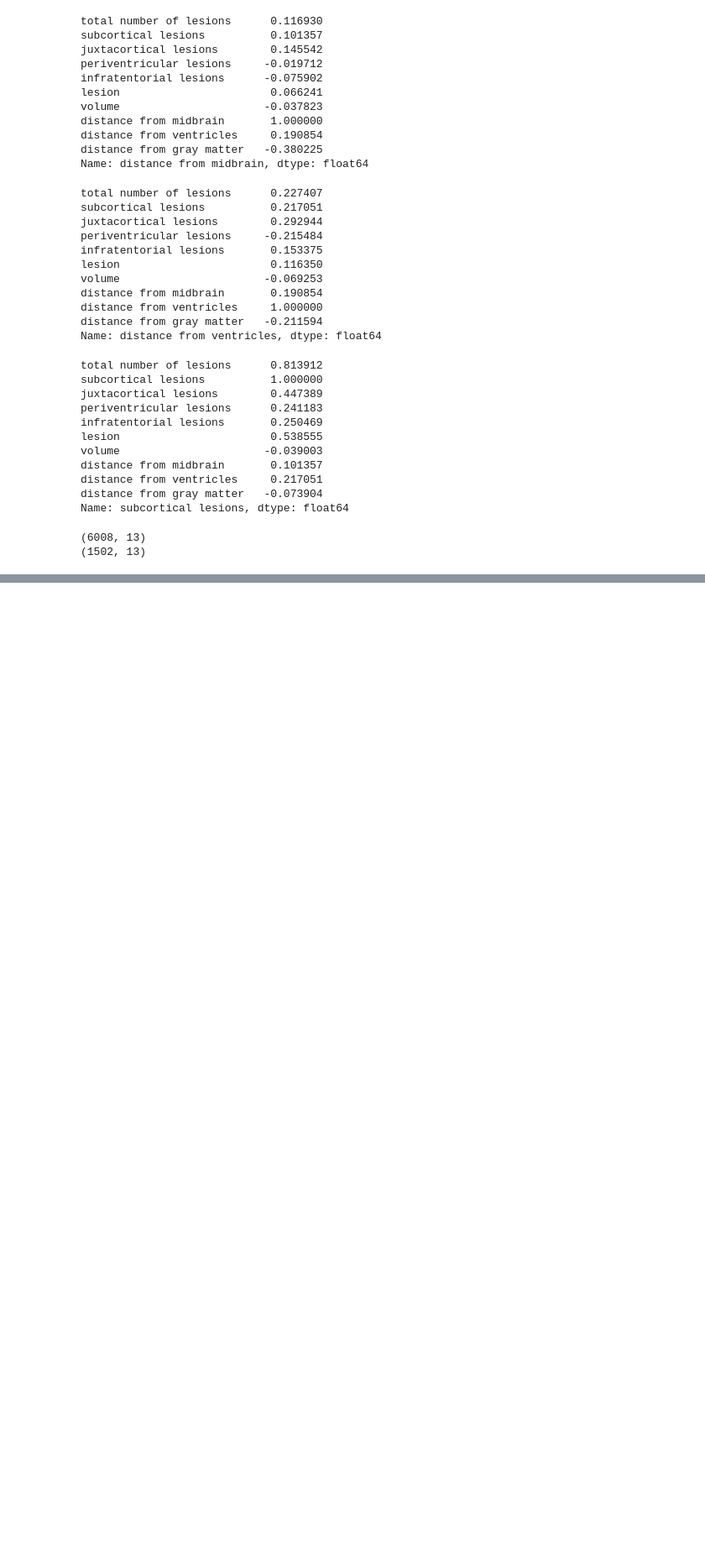
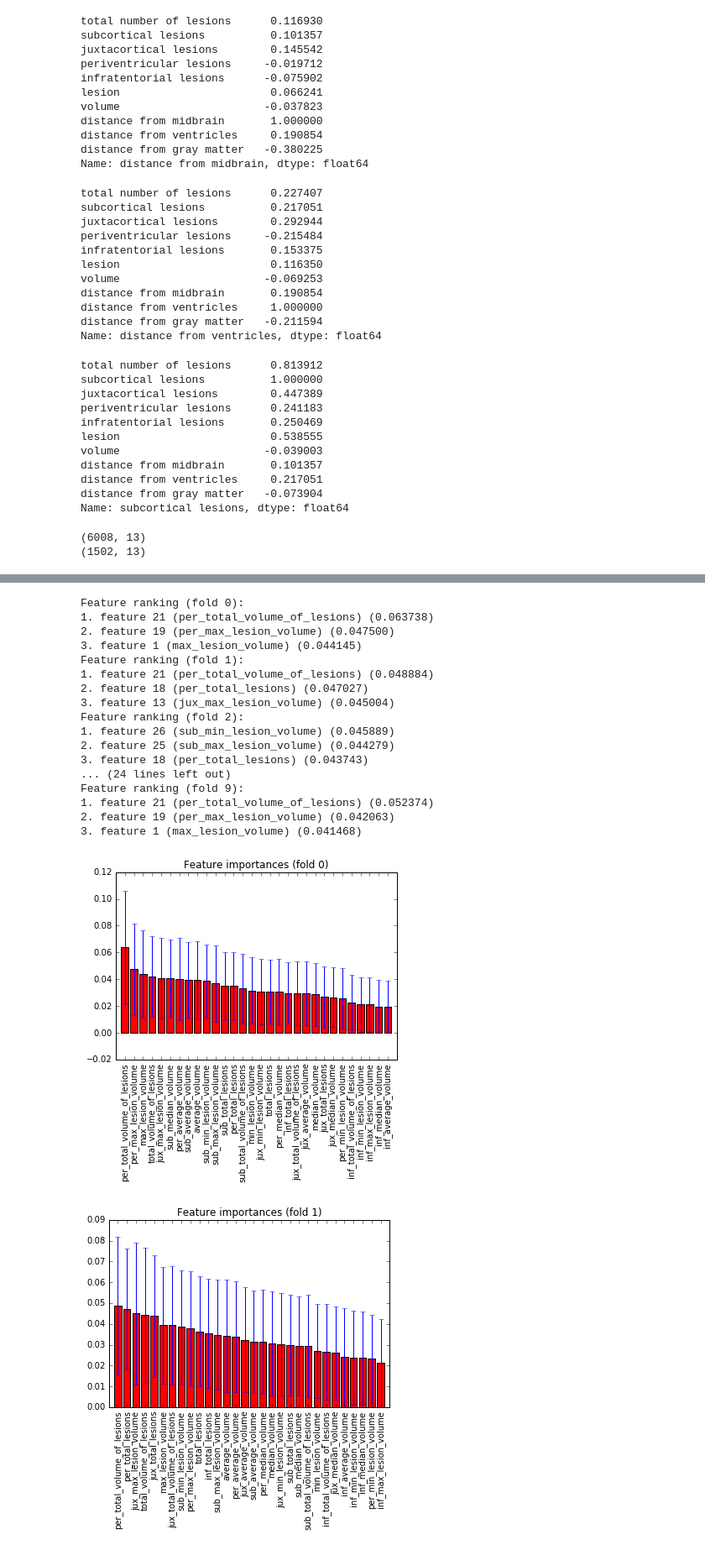
Before and after one commit to AmberMonique/stats, a Jupyter notebook: stats_notebook.ipynb, the cells around one changed output, grey strips where cells are left out. Shown at 84% size. Drawn from its saved outputs; the diff is of its cells as text; code cells hidden in the pictures; blank space fills up the shorter version.

Commit message:
Combining Mahir's work on Random Forest with mine

```diff
--- a/stats_notebook.ipynb
+++ b/stats_notebook.ipynb
@@ -305,0 +330,59 @@ ValueError: Found array with dim 3. Estimator expected <= 2.
+# %%
+from sklearn import svm
+from sklearn.metrics import roc_curve, auc
+from sklearn.preprocessing import label_binarize
+from sklearn.linear_model import LogisticRegression
+from sklearn.cross_validation import StratifiedShuffleSplit, permutation_test_score
+from sklearn.ensemble import ExtraTreesClassifier
+
+#set X and y values
+
+#X values are (309,3) array, accounting for total juxtacortical lesions, total lesions, and EDSS scores as features
+X_values=scores_lesion.drop(['dc','dd','edss','msfc 25 1','msfc 25 2'],axis=1).values
+X_labels=scores_lesion.drop(['dc','dd','edss','msfc 25 1','msfc 25 2'],axis=1).columns.values
+#y values are (309,) array, accounting for one of two disease courses, which is then binarized for ROC analysis
+y_values=label_binarize(scores_lesion.dc.values, classes=['RR','SP']).ravel()
+
+#feature rankings
+forest = ExtraTreesClassifier(n_estimators=5000,random_state=0)
+cv = StratifiedShuffleSplit(y_values,n_iter=10,test_size=0.33,random_state=0)
+for i, (train_indexes, test_indexes) in zip(range(len(y_values)), cv):
+    X_train = X_values[train_indexes]
+    y_train = y_values[train_indexes]
+    X_test = X_values[test_indexes]
+    y_test = y_values[test_indexes]
+    importances = forest.fit(X_train,y_train).feature_importances_
+    std = np.std([tree.feature_importances_ for tree in forest.estimators_],axis=0)
+    indices = np.argsort(importances)[::-1]
+    print("Feature ranking (fold %s):" % i)
+    for f in range(3):
+        print("%d. feature %d (%s) (%f)" % (f + 1, indices[f], X_labels[indices[f]], importances[indices[f]]))
+    plt.figure()
+    plt.title("Feature importances (fold %s)" % i)
+    plt.bar(range(X_values.shape[1]), importances[indices],
+           color="r", yerr=std[indices], align="center")
+    plt.xticks(range(X_values.shape[1]), X_labels[indices],rotation=90)
+    plt.xlim([-1, X_values.shape[1]])
+
+plt.tight_layout()
+plt.show()
+# %% [output]
+Feature ranking (fold 0):
+1. feature 21 (per_total_volume_of_lesions) (0.063738)
+2. feature 19 (per_max_lesion_volume) (0.047500)
+3. feature 1 (max_lesion_volume) (0.044145)
+Feature ranking (fold 1):
+1. feature 21 (per_total_volume_of_lesions) (0.048884)
+2. feature 18 (per_total_lesions) (0.047027)
+3. feature 13 (jux_max_lesion_volume) (0.045004)
+Feature ranking (fold 2):
+1. feature 26 (sub_min_lesion_volume) (0.045889)
+2. feature 25 (sub_max_lesion_volume) (0.044279)
+3. feature 18 (per_total_lesions) (0.043743)
+... (24 lines left out)
+Feature ranking (fold 9):
+1. feature 21 (per_total_volume_of_lesions) (0.052374)
+2. feature 19 (per_max_lesion_volume) (0.042063)
+3. feature 1 (max_lesion_volume) (0.041468)
+[figure, added]
+[figure, added]
```
Also changed, not shown: parts of 5 cells of this notebook.
